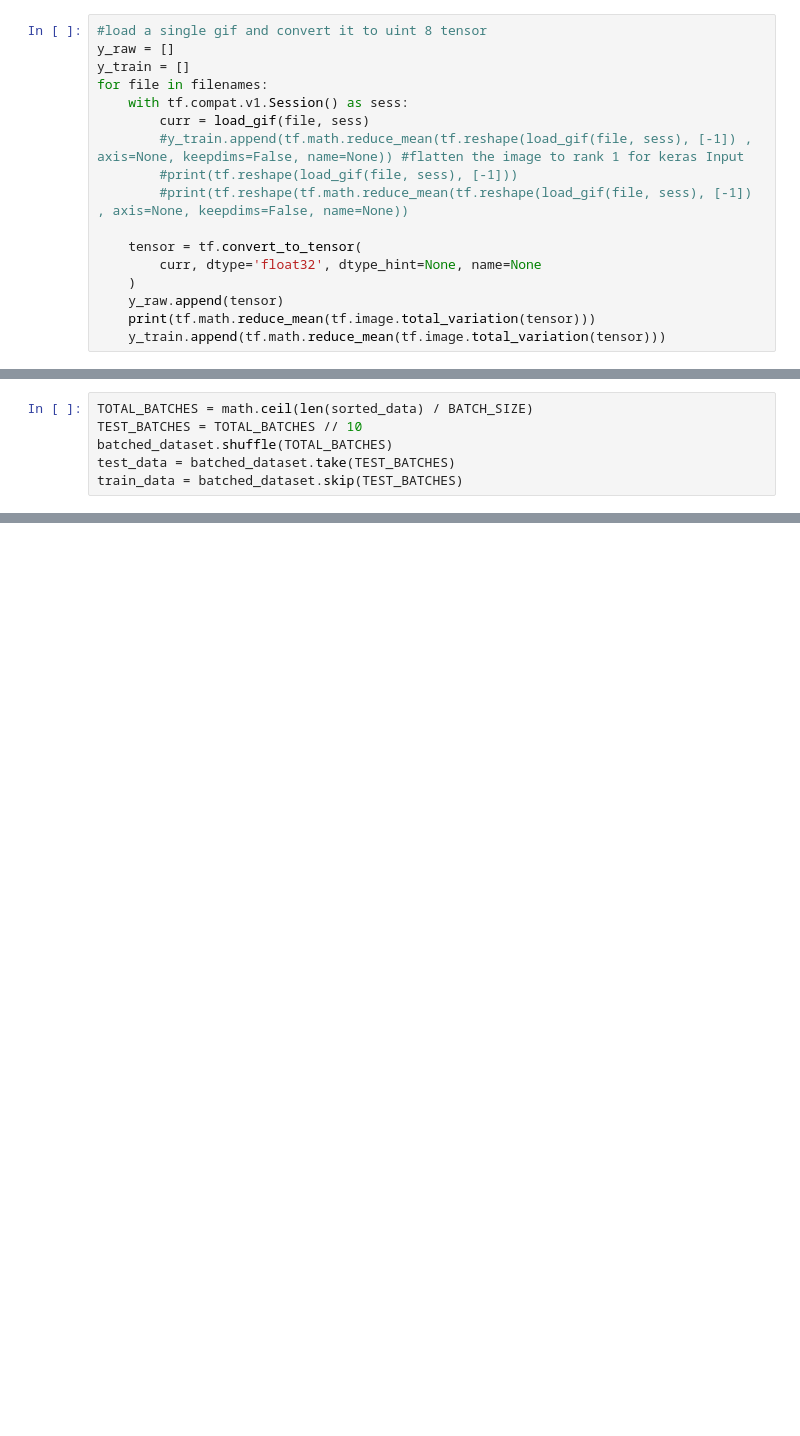
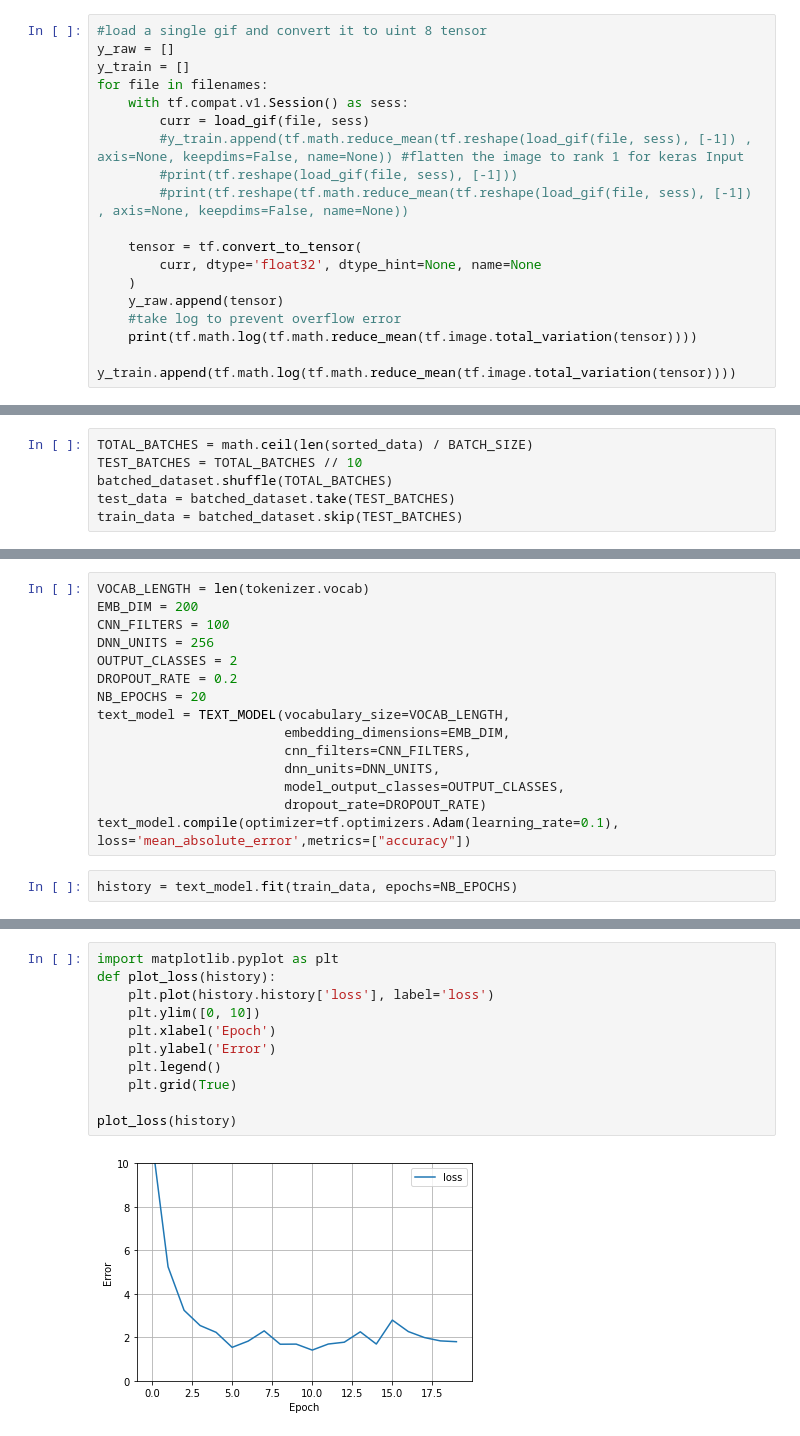
Before and after one commit to sebastianx9407x/AwesomeGIFrepo, a Jupyter notebook: Training.ipynb, the cells around one changed output, grey strips where cells are left out. Cells and saved outputs as stored; diff of their text form; blank space fills up the shorter version.

Commit message:
initial training

```diff
--- a/Training.ipynb
+++ b/Training.ipynb
@@ -187,6 +187,7 @@ for file in filenames:
         curr, dtype='float32', dtype_hint=None, name=None
     )
     y_raw.append(tensor)
-    print(tf.math.reduce_mean(tf.image.total_variation(tensor)))
-    y_train.append(tf.math.reduce_mean(tf.image.total_variation(tensor)))
+    #take log to prevent overflow error
+    print(tf.math.log(tf.math.reduce_mean(tf.image.total_variation(tensor))))
+    y_train.append(tf.math.log(tf.math.reduce_mean(tf.image.total_variation(tensor))))
 # %% [output]
@@ -348,0 +409,17 @@ train_data = batched_dataset.skip(TEST_BATCHES)
+# %%
+VOCAB_LENGTH = len(tokenizer.vocab)
+EMB_DIM = 200
+CNN_FILTERS = 100
+DNN_UNITS = 256
+OUTPUT_CLASSES = 2
+DROPOUT_RATE = 0.2
+NB_EPOCHS = 20
+text_model = TEXT_MODEL(vocabulary_size=VOCAB_LENGTH,
+                        embedding_dimensions=EMB_DIM,
+                        cnn_filters=CNN_FILTERS,
+                        dnn_units=DNN_UNITS,
+                        model_output_classes=OUTPUT_CLASSES,
+                        dropout_rate=DROPOUT_RATE)
+text_model.compile(optimizer=tf.optimizers.Adam(learning_rate=0.1), loss='mean_absolute_error',metrics=["accuracy"])
+# %%
+history = text_model.fit(train_data, epochs=NB_EPOCHS)
@@ -348,0 +444,13 @@ train_data = batched_dataset.skip(TEST_BATCHES)
+# %%
+import matplotlib.pyplot as plt
+def plot_loss(history):
+    plt.plot(history.history['loss'], label='loss')
+    plt.ylim([0, 10])
+    plt.xlabel('Epoch')
+    plt.ylabel('Error')
+    plt.legend()
+    plt.grid(True)
+
+plot_loss(history)
+# %% [output]
+[figure, added]
```
Also changed, not shown: parts of 11 cells of this notebook.
